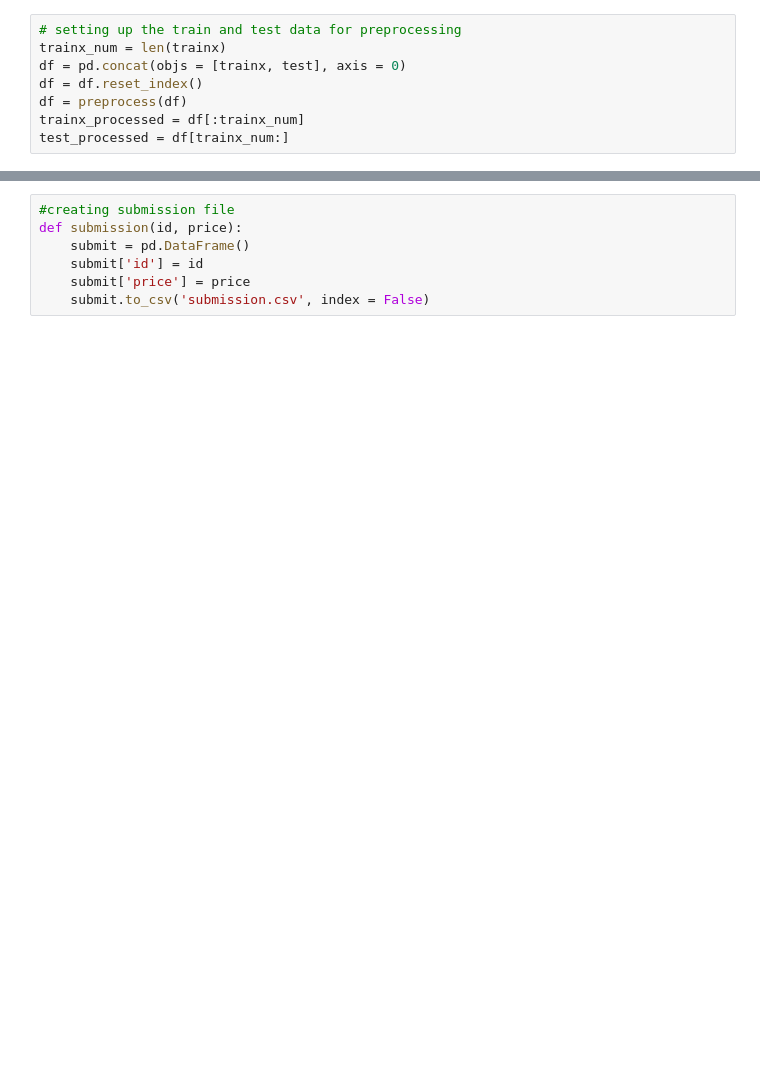
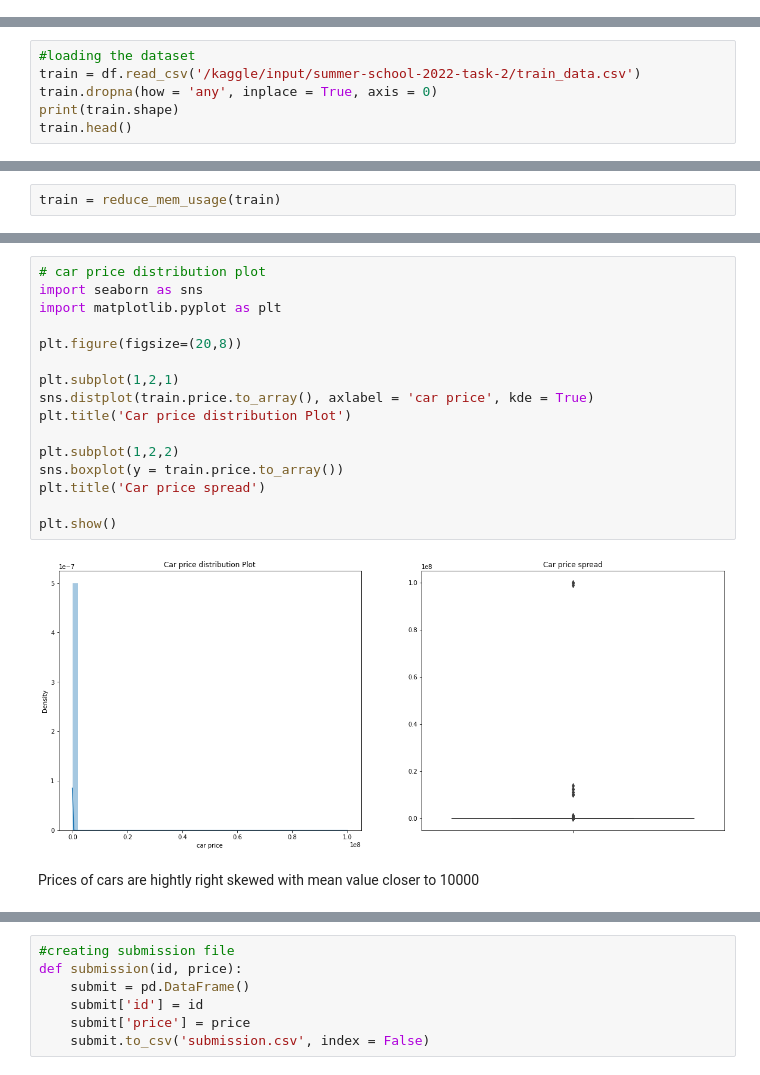
Before and after one commit to Vasan-th/Summer-School-2022, a Jupyter notebook: car-price-prediction.ipynb, the cells around one changed output, grey strips where cells are left out. Cells and saved outputs as stored; diff of their text form; blank space fills up the shorter version.

Commit message:
Visualization

```diff
--- a/car-price-prediction.ipynb
+++ b/car-price-prediction.ipynb
@@ -113,8 +0,0 @@ def preprocess_target(df):
-# %%
-# setting up the train and test data for preprocessing
-trainx_num = len(trainx)
-df = pd.concat(objs = [trainx, test], axis = 0)
-df = df.reset_index()
-df = preprocess(df)
-trainx_processed = df[:trainx_num]
-test_processed = df[trainx_num:]
@@ -216,0 +27,6 @@ array([[-179532.38  ],
+# %%
+#loading the dataset
+train = df.read_csv('/kaggle/input/summer-school-2022-task-2/train_data.csv')
+train.dropna(how = 'any', inplace = True, axis = 0)
+print(train.shape)
+train.head()
@@ -216,0 +79,2 @@ array([[-179532.38  ],
+# %%
+train = reduce_mem_usage(train)
@@ -216,0 +117,20 @@ array([[-179532.38  ],
+# %%
+# car price distribution plot
+import seaborn as sns
+import matplotlib.pyplot as plt
+
+plt.figure(figsize=(20,8))
+
+plt.subplot(1,2,1)
+sns.distplot(train.price.to_array(), axlabel = 'car price', kde = True)
+plt.title('Car price distribution Plot')
+
+plt.subplot(1,2,2)
+sns.boxplot(y = train.price.to_array())
+plt.title('Car price spread')
+
+plt.show()
+# %% [output]
+[figure, added]
+# %% [markdown]
+Prices of cars are hightly right skewed with mean value closer to 10000
```
Also changed, not shown: parts of 41 cells of this notebook.
